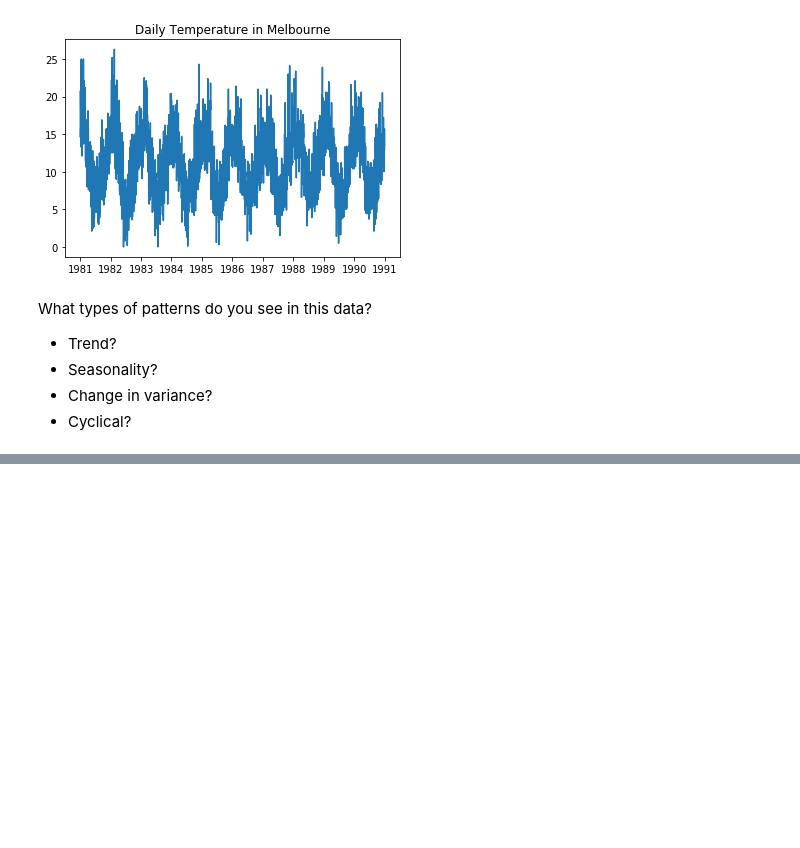
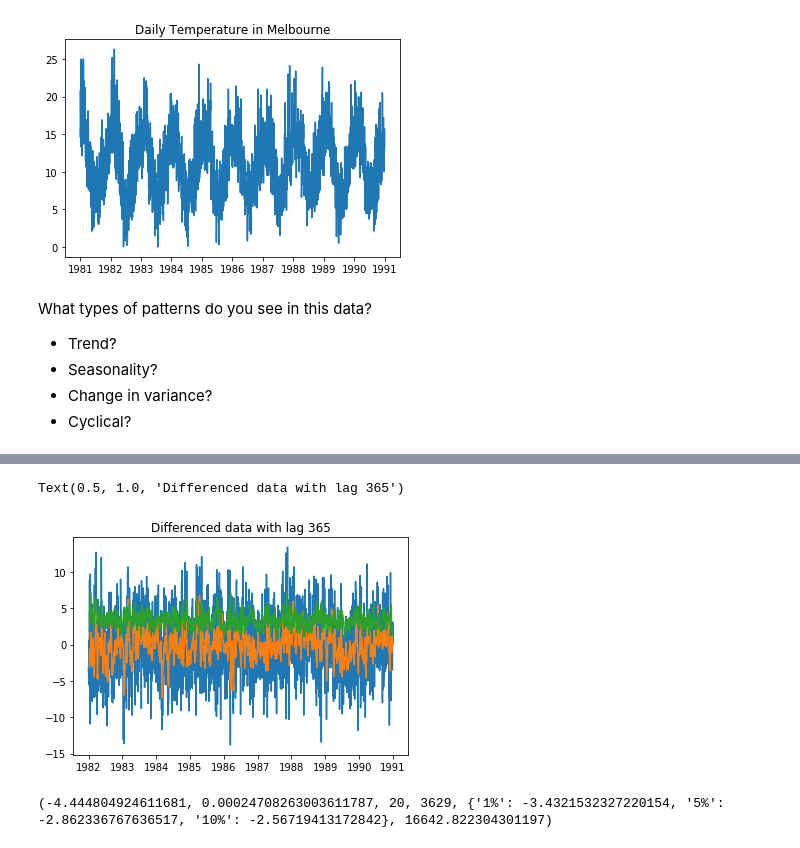
Before and after one commit to j-max/assess_review, a Jupyter notebook: index.ipynb, the cells around one changed output, grey strips where cells are left out. Drawn from its saved outputs; the diff is of its cells as text; code cells hidden in the pictures; blank space fills up the shorter version.

```diff
--- a/index.ipynb
+++ b/index.ipynb
@@ -50,0 +101,28 @@ ts.resample('')
+# %%
+# Difference the data with different lags. Plot the lagged value along with the rolling mean and std
+
+plt.plot(ts.diff(365))
+plt.plot(ts.diff(365).rolling(10).mean())
+plt.plot(ts.diff(365).rolling(10).std())
+plt.title('Differenced data with lag 365')
+# %% [output]
+Text(0.5, 1.0, 'Differenced data with lag 365')
+[figure, added]
+# %%
+
+# Run a Dickey Fuller test on the original series and interpret the result.
+# Does the Dickey Fuller test make sense with your intuition?
+from statsmodels.tsa.stattools import adfuller
+
+dftest = adfuller(ts['Temp'])
+
+# Extract and display test results in a user friendly manner
+dfoutput = pd.Series(dftest[0:4], index=['Test Statistic', 'p-value', '#Lags Used', 'Number of Observations Used'])
+for key,value in dftest[4].items():
+    dfoutput['Critical Value (%s)'%key] = value
+print(dftest)
+
+# No, it doesn't really.  The Dickey Fuller Test says sationary, but there is seasonal stationarity.
+# DF does not take into account seasonal fluctuations.
+# %% [output]
+(-4.444804924611681, 0.00024708263003611787, 20, 3629, {'1%': -3.4321532327220154, '5%': -2.862336767636517, '10%': -2.56719413172842}, 16642.822304301197)
```
Also changed, not shown: parts of 34 cells of this notebook, 10 other files.
